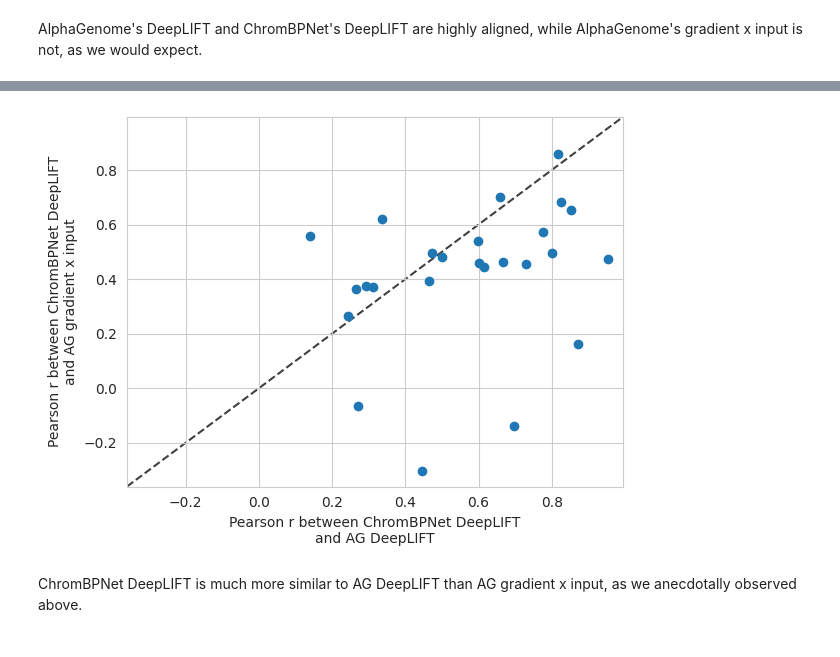
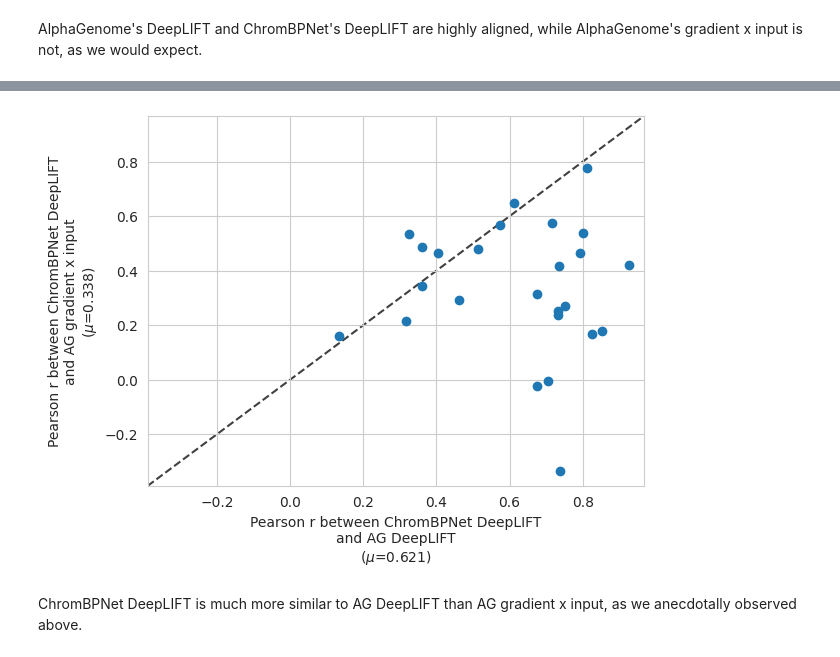
Before and after one commit to rastogiruchir/alphagenome-pytorch, a Jupyter notebook: examples/notebooks/deeplift.ipynb, the cells around one changed output, grey strips where cells are left out. Cells and saved outputs as stored; diff of their text form; code cells hidden in the pictures.

```diff
--- a/examples/notebooks/deeplift.ipynb
+++ b/examples/notebooks/deeplift.ipynb
@@ -136,7 +136,7 @@ def run_deeplift_on_alphagenome(
     resolution: int = 1,
     n_shuffles: int = 20,
     batch_size: int = 1,
-    use_log_ratio_rule_for_softmax: bool = False,
+    use_log_ratio_rule_for_softmax: bool = True,
     use_log_ratio_rule_for_layernorm: bool = False,
     use_local_dinucleotide_shuffling: bool = True,
 ):
@@ -145,7 +145,7 @@ def run_deeplift_on_alphagenome(
 
 
     additional_nonlinear_ops = {
-        layers.JaxGELU: _nonlinear,
+        layers.QuickGELU: _nonlinear,
         layers.TanhSoftCap: _nonlinear,
         layers.SoftClip: _nonlinear,
         layers.Log1p: _nonlinear,
@@ -174,7 +174,7 @@ def run_deeplift_on_alphagenome(
         n_shuffles=n_shuffles,
         warning_threshold=1e-3,
         additional_nonlinear_ops=additional_nonlinear_ops,
-        uncached_nonlinear_ops={layers.JaxGELU},
+        uncached_nonlinear_ops={layers.QuickGELU},
         device=device,
         random_state=0
     )
@@ -400,29 +400,32 @@ for i in tqdm(range(len(target_regions))):
     )[0]
 
     pearsons["ChromBPNet DeepLIFT v. AG DeepLIFT"].append(
-        compare_attributions(ag_deeplift, chrombpnet_deeplift, center_window_size=200)
+        compare_attributions(ag_deeplift, chrombpnet_deeplift, center_window_size=1_000)
     )
     pearsons["ChromBPNet DeepLIFT v. AG gradient x input"].append(
-        compare_attributions(ag_gradient_x_input, chrombpnet_deeplift, center_window_size=200)
+        compare_attributions(ag_gradient_x_input, chrombpnet_deeplift, center_window_size=1_000)
     )
 # %%
 fig, ax = plt.subplots()
 ax.scatter(
     x=pearsons["ChromBPNet DeepLIFT v. AG DeepLIFT"],
     y=pearsons["ChromBPNet DeepLIFT v. AG gradient x input"],
 )
 lims = [
     np.min([ax.get_xlim(), ax.get_ylim()]), # min of both axes
     np.max([ax.get_xlim(), ax.get_ylim()]), # max of both axes
 ]
 ax.plot(lims, lims, 'k--', alpha=0.75, zorder=0)
 ax.set_xlim(lims)
 ax.set_ylim(lims)
-ax.set_xlabel("Pearson r between ChromBPNet DeepLIFT" + "\n" "and AG DeepLIFT")
-ax.set_ylabel("Pearson r between ChromBPNet DeepLIFT" + "\n" "and AG gradient x input")
+
+mean_x = np.mean(pearsons["ChromBPNet DeepLIFT v. AG DeepLIFT"])
+mean_y = np.mean(pearsons["ChromBPNet DeepLIFT v. AG gradient x input"])
+ax.set_xlabel("Pearson r between ChromBPNet DeepLIFT" + "\n" "and AG DeepLIFT" + "\n" + rf"($\mu$={mean_x:.3f})")
+ax.set_ylabel("Pearson r between ChromBPNet DeepLIFT" + "\n" "and AG gradient x input" + "\n" + rf"($\mu$={mean_y:.3f})")
 plt.show()
 # %% [output]
-[figure, old version]
+[figure, new version]
 # %% [markdown]
 ChromBPNet DeepLIFT is much more similar to AG DeepLIFT than AG gradient x input, as we anecdotally observed above.
 # %% [markdown]
```
Also changed, not shown: parts of 10 cells of this notebook, 6 other files.
